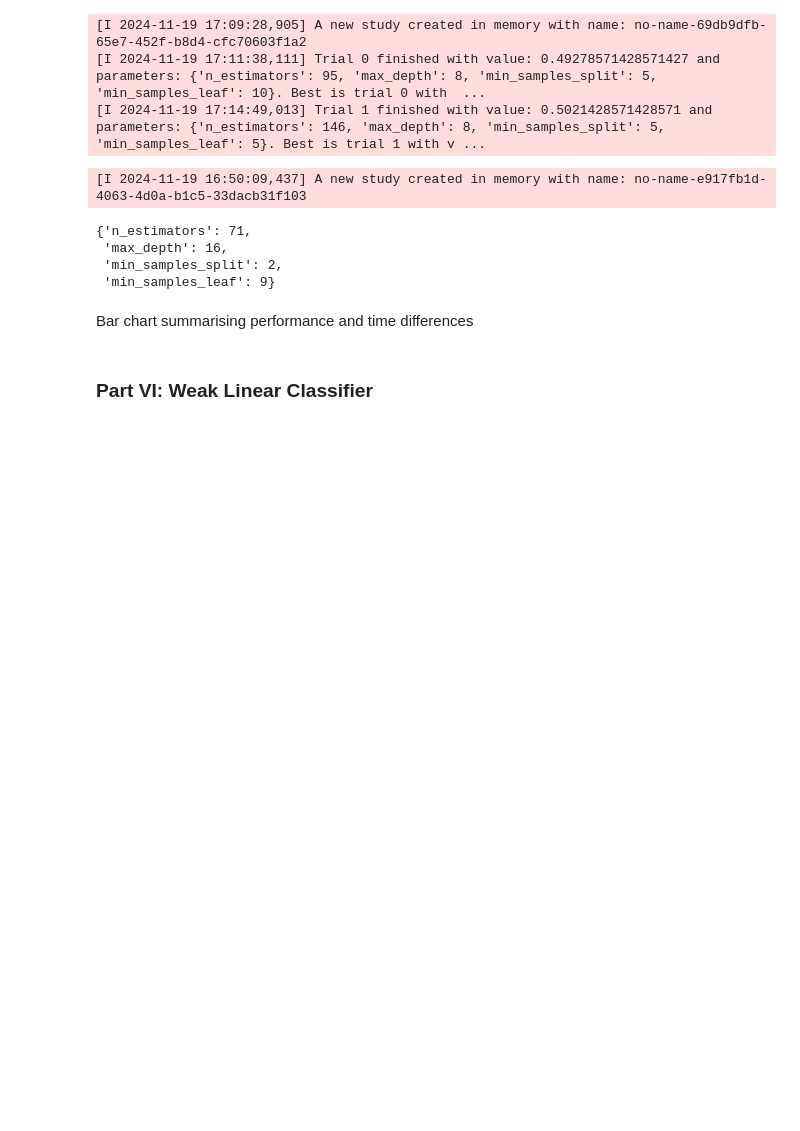
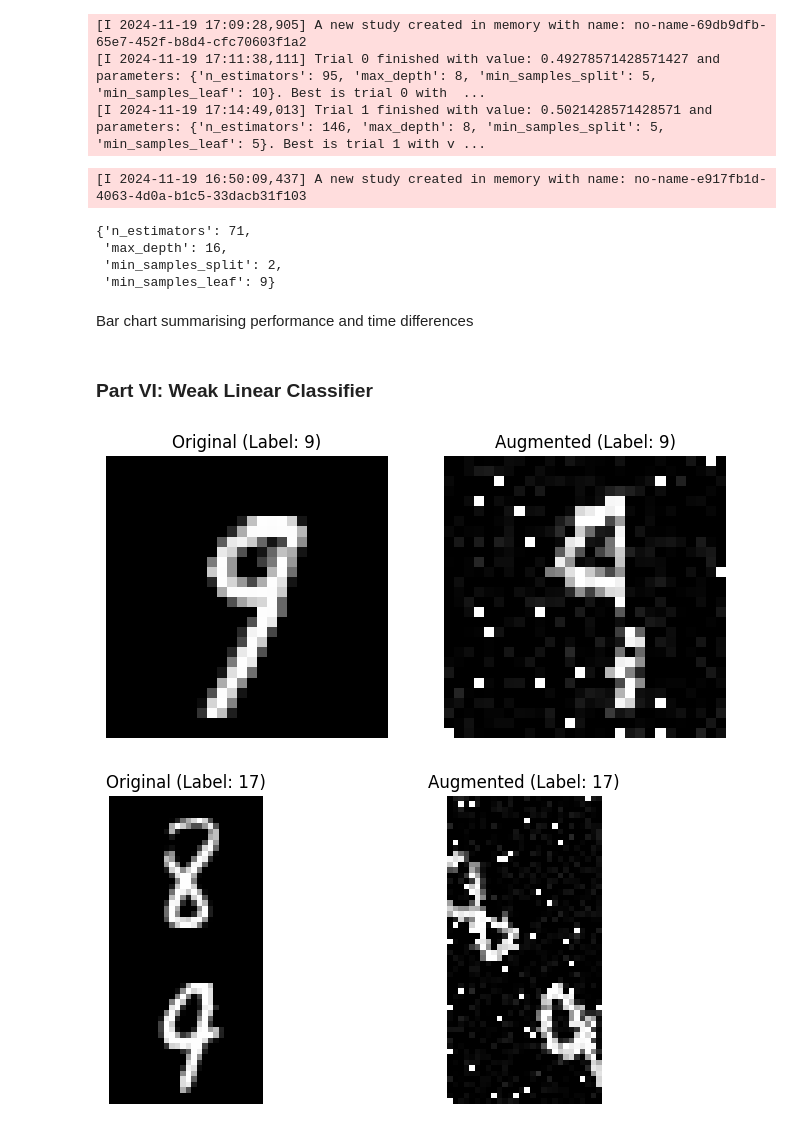
Before and after one commit to S-Nazem/MNIST_addition, a Jupyter notebook: MNIST_addition_dev.ipynb, the cells around one changed output. Cells and saved outputs as stored; diff of their text form; code cells hidden in the pictures; blank space fills up the shorter version.

```diff
--- a/MNIST_addition_dev.ipynb
+++ b/MNIST_addition_dev.ipynb
@@ -1993,3 +1994,31 @@ study_rf.best_params
 Bar chart summarising performance and time differences
 # %% [markdown]
 ### Part VI: Weak Linear Classifier
+# %%
+images_single = []
+labels_single = []
+
+for i in range(len(full_dataset)):
+    images_s, labels_s = full_dataset[i]
+    images_single.append(images_s)
+    labels_single.append(labels_s)
+# %%
+(train_image_single, train_label_single), (val_image_single, val_label_single), (test_image_single, test_label_single) = split_dataset(images_single, labels_single, 0.6)
+# %%
+augmented_images_single = []
+for tensor_image in train_image_single:
+    # Convert tensor to PIL Image
+    pil_image = F.to_pil_image(tensor_image)
+    # Apply the augmentations
+    augmented_image_s = augmented_transform(pil_image)  # Apply transform pipeline
+    # Append to the list
+    augmented_images_single.append(augmented_image_s)
+# %%
+combined_train_images_single = train_image_single + augmented_images_single
+combined_train_labels_single = train_label_single + train_label_single
+# %%
+show_images_side_by_side(43, combined_train_images_single, _, combined_train_labels_single)
+show_images_side_by_side(43, combined_train_images, _, combined_train_labels)
+# %% [output]
+[figure, added]
+[figure, added]
```
Also changed, not shown: parts of 4 cells of this notebook.
